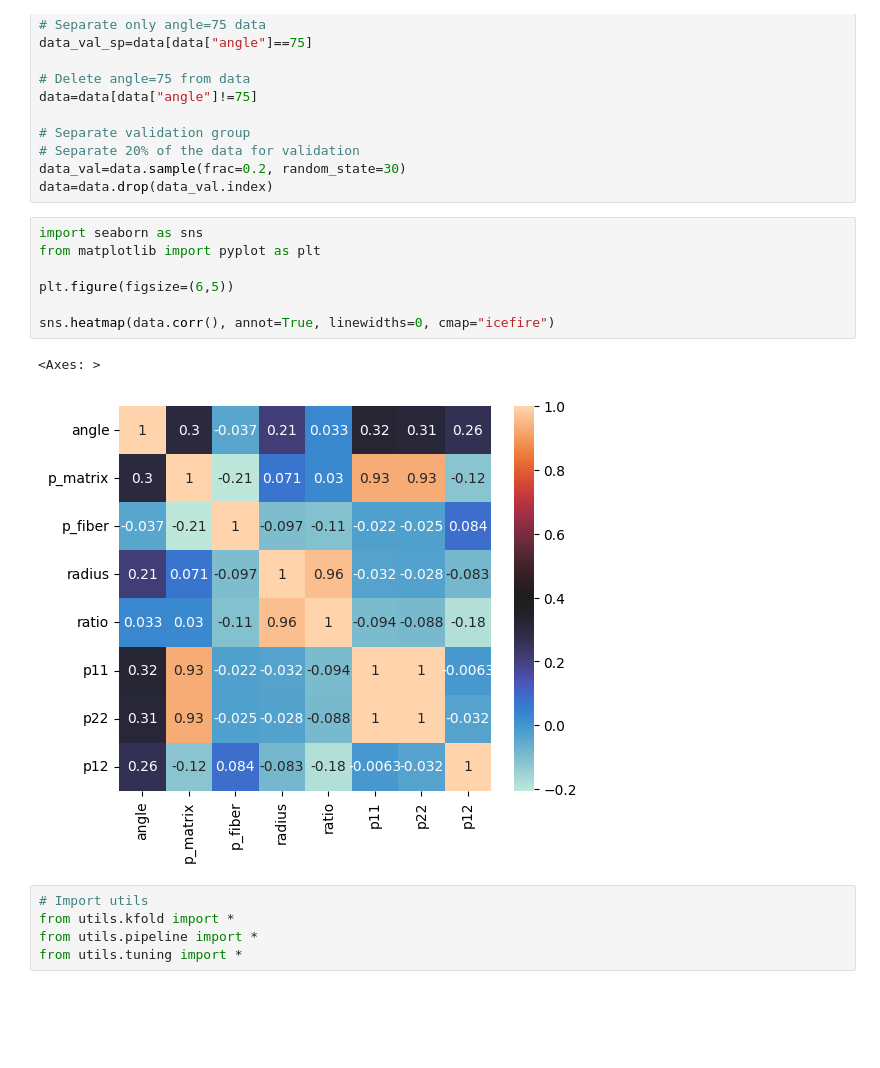
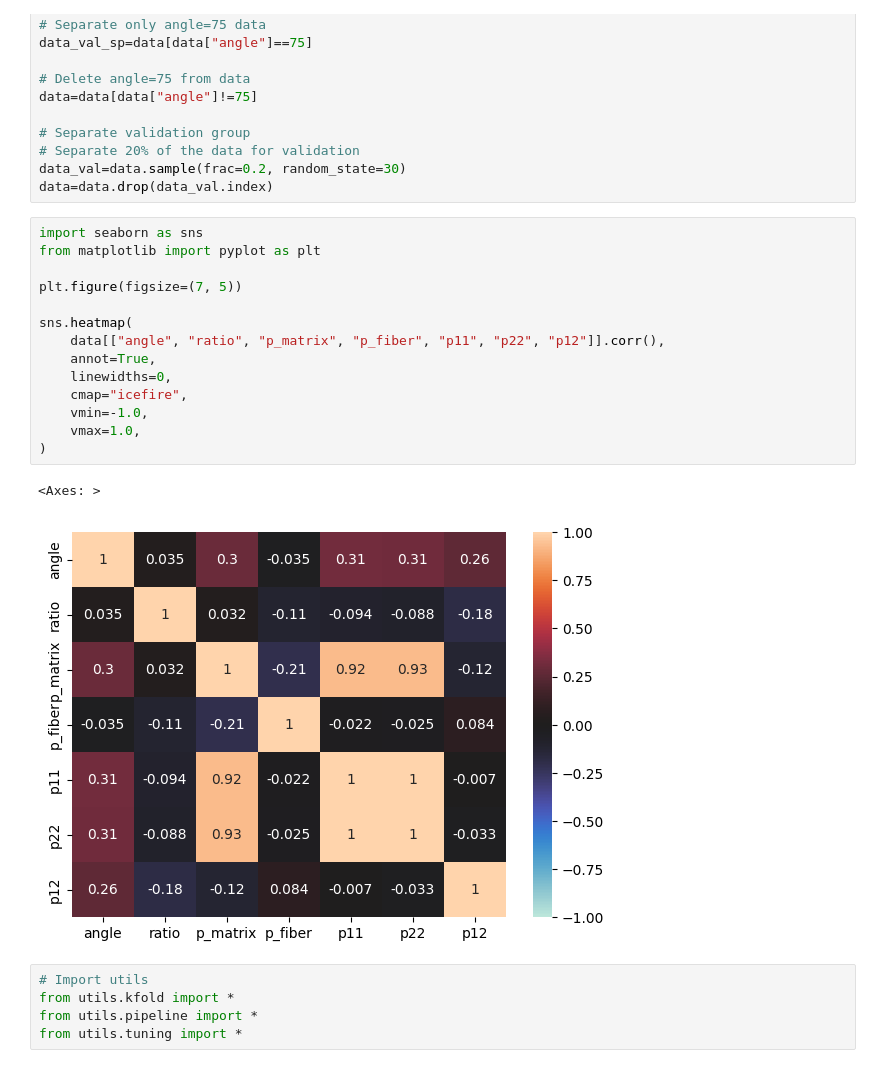
Before and after one commit to gearrod/materials-files, a Jupyter notebook: MaterialsGrade.ipynb, the cells around one changed output. Drawn from its saved outputs; the diff is of its cells as text; blank space fills up the shorter version.

```diff
--- a/MaterialsGrade.ipynb
+++ b/MaterialsGrade.ipynb
@@ -105,13 +105,20 @@ data=data.drop(data_val.index)
 # %%
 import seaborn as sns
 from matplotlib import pyplot as plt
 
-plt.figure(figsize=(6,5))
+plt.figure(figsize=(7, 5))
 
-sns.heatmap(data.corr(), annot=True, linewidths=0, cmap="icefire")
+sns.heatmap(
+    data[["angle", "ratio", "p_matrix", "p_fiber", "p11", "p22", "p12"]].corr(),
+    annot=True,
+    linewidths=0,
+    cmap="icefire",
+    vmin=-1.0,
+    vmax=1.0,
+)
 # %% [output]
 <Axes: >
-[figure, old version]
+[figure, new version]
 # %%
 # Import utils
 from utils.kfold import *
```
Also changed, not shown: parts of 1 cell of this notebook, 14 other files.
